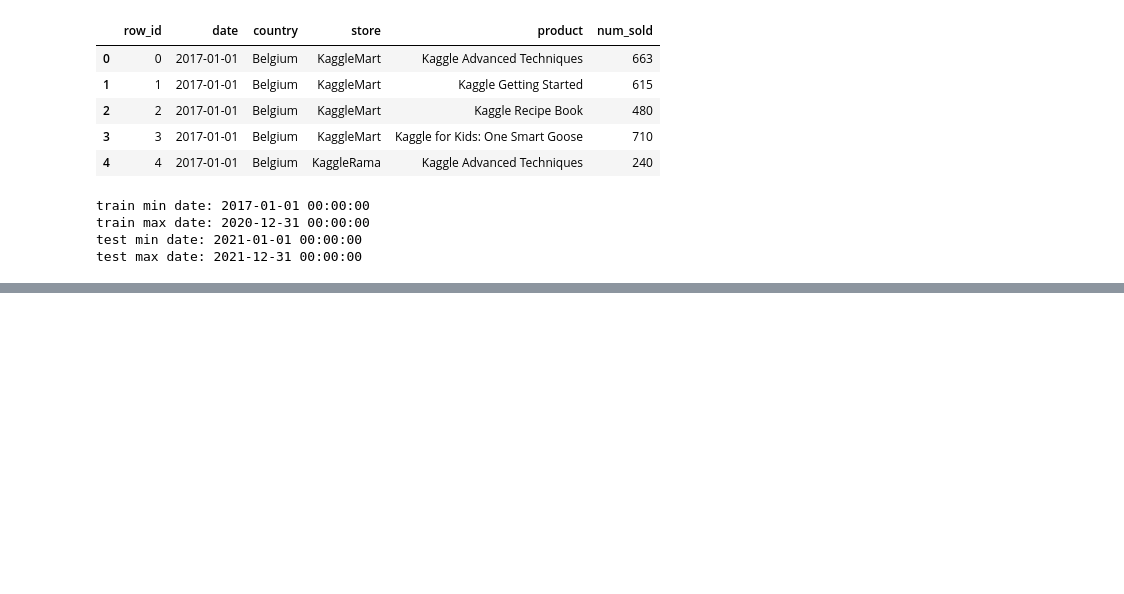
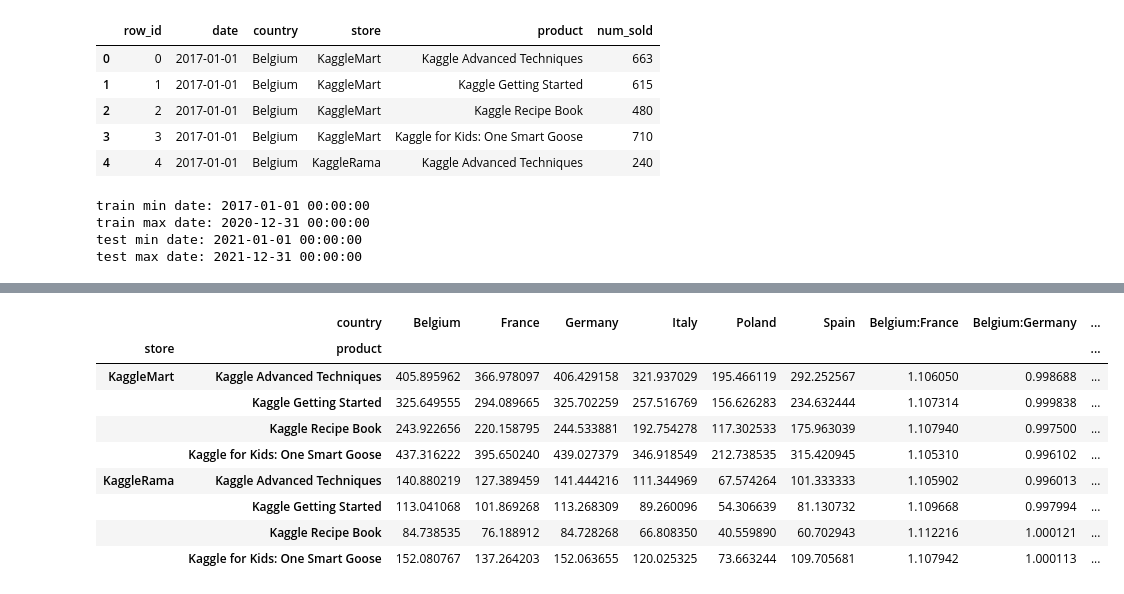
Before and after one commit to datanetai/Machine-Learning, a Jupyter notebook: tps/sep-2022/EDA.ipynb, the cells around one changed output, grey strips where cells are left out. Saved outputs shown, nothing was run; the diff lists cells and outputs as text; code cells hidden in the pictures; blank space fills up the shorter version.

```diff
--- a/tps/sep-2022/EDA.ipynb
+++ b/tps/sep-2022/EDA.ipynb
@@ -90,0 +141,9 @@ test max date: 2021-12-31 00:00:00
+# %%
+kk = train.groupby(['country', 'store', 'product']).num_sold.mean().unstack(level='country')
+# proportion of sales in each country
+kk['Belgium:France'] = kk['Belgium']/kk['France']
+kk['Belgium:Germany'] = kk['Belgium']/kk['Germany']
+kk['Belgium:Spain'] = kk['Belgium']/kk['Spain']
+kk['Belgium:Poland'] = kk['Belgium']/kk['Poland']
+kk['Belgium:Italy'] = kk['Belgium']/kk['Italy']
+weight2 = {'France': 1.10, 'Germany': 0.998, 'Spain': 1.388, 'Poland': 2.076, 'Italy': 1.26}
@@ -90,0 +160,13 @@ test max date: 2021-12-31 00:00:00
+# %%
+kk
+# %% [output]
+|  | country | Belgium | France | Germany | Italy | Poland | Spain | Belgium:France | Belgium:Germany | ... |
+| store | product |  |  |  |  |  |  |  |  | ... |
+| KaggleMart | Kaggle Advanced Techniques | 405.895962 | 366.978097 | 406.429158 | 321.937029 | 195.466119 | 292.252567 | 1.106050 | 0.998688 | ... |
+|  | Kaggle Getting Started | 325.649555 | 294.089665 | 325.702259 | 257.516769 | 156.626283 | 234.632444 | 1.107314 | 0.999838 | ... |
+|  | Kaggle Recipe Book | 243.922656 | 220.158795 | 244.533881 | 192.754278 | 117.302533 | 175.963039 | 1.107940 | 0.997500 | ... |
+|  | Kaggle for Kids: One Smart Goose | 437.316222 | 395.650240 | 439.027379 | 346.918549 | 212.738535 | 315.420945 | 1.105310 | 0.996102 | ... |
+| KaggleRama | Kaggle Advanced Techniques | 140.880219 | 127.389459 | 141.444216 | 111.344969 | 67.574264 | 101.333333 | 1.105902 | 0.996013 | ... |
+|  | Kaggle Getting Started | 113.041068 | 101.869268 | 113.268309 | 89.260096 | 54.306639 | 81.130732 | 1.109668 | 0.997994 | ... |
+|  | Kaggle Recipe Book | 84.738535 | 76.188912 | 84.728268 | 66.808350 | 40.559890 | 60.702943 | 1.112216 | 1.000121 | ... |
+|  | Kaggle for Kids: One Smart Goose | 152.080767 | 137.264203 | 152.063655 | 120.025325 | 73.663244 | 109.705681 | 1.107942 | 1.000113 | ... |
```
Also changed, not shown: parts of 15 cells of this notebook.
